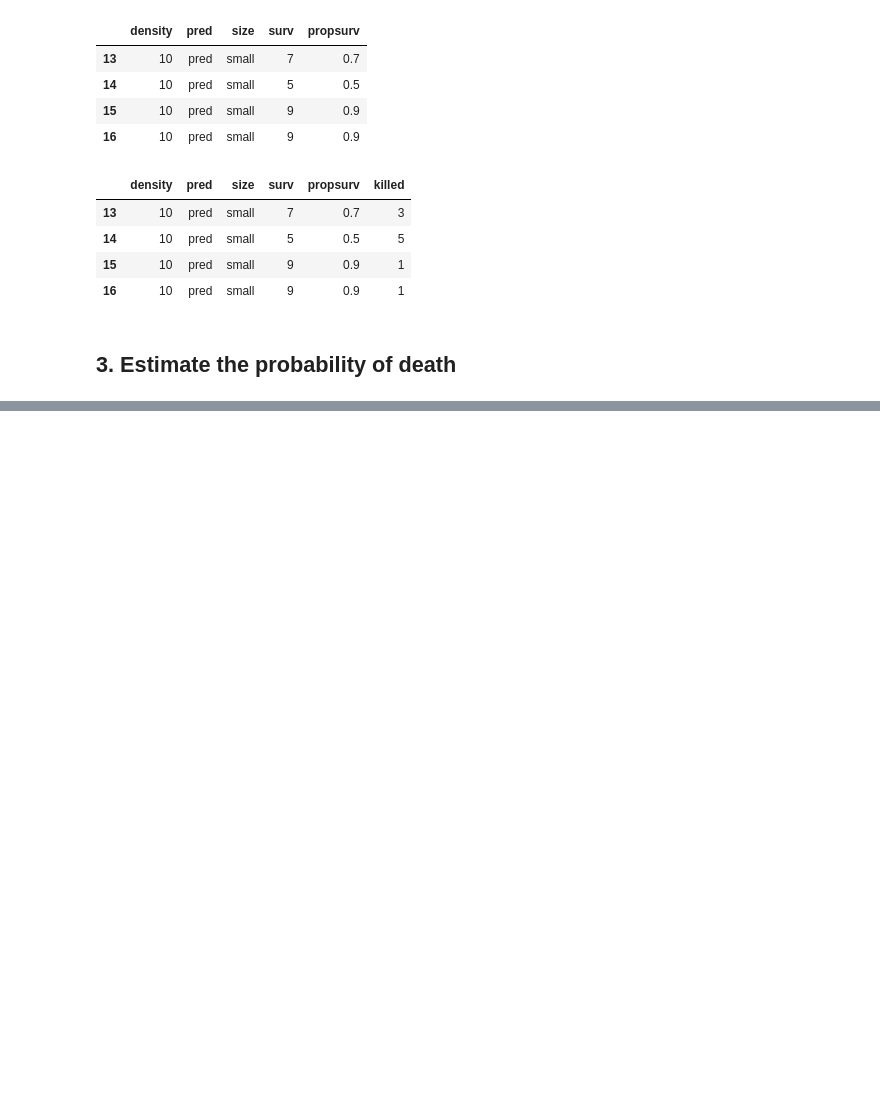
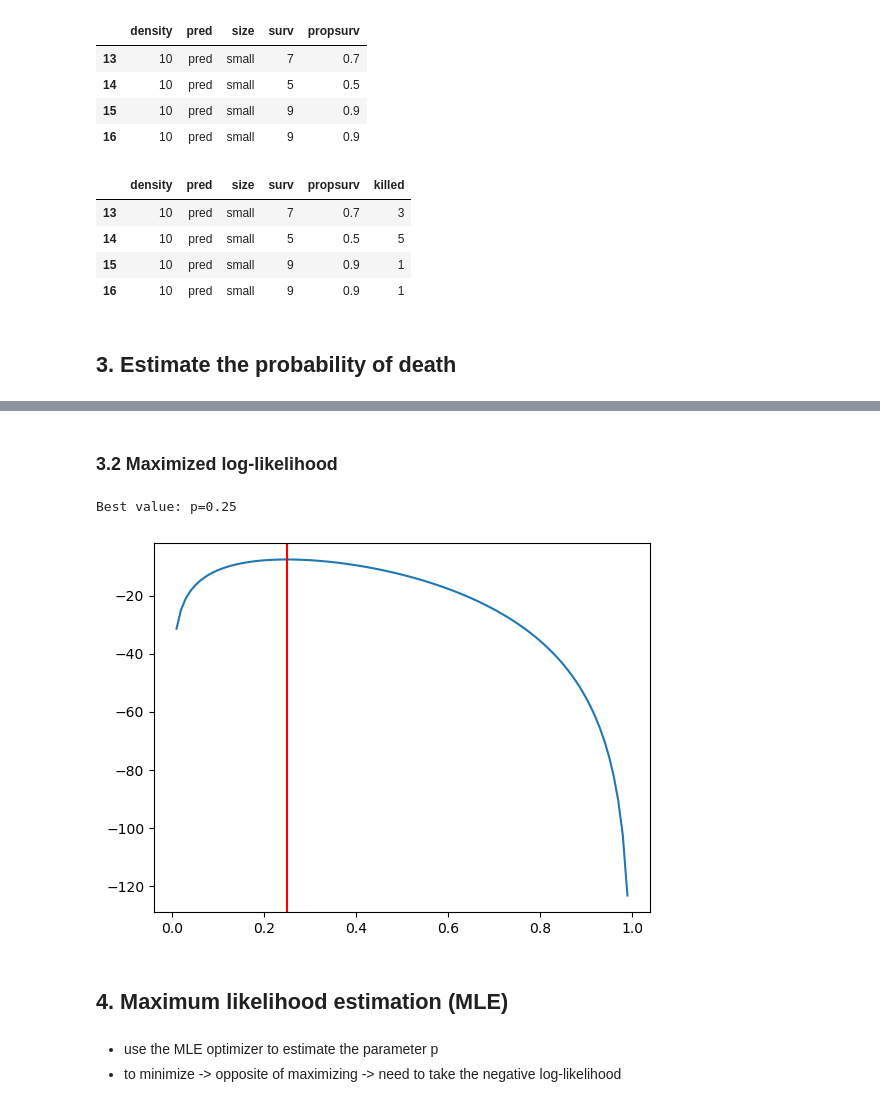
Before and after one commit to mikjf/statistics_and_experimental_design, a Jupyter notebook: frogs_survival_likelihood.ipynb, the cells around one changed output, grey strips where cells are left out. Saved outputs shown, nothing was run; the diff lists cells and outputs as text; code cells hidden in the pictures; blank space fills up the shorter version.

```diff
--- a/frogs_survival_likelihood.ipynb
+++ b/frogs_survival_likelihood.ipynb
@@ -67,0 +108,28 @@ rf_sub
+# %% [markdown]
+### 3.2 Maximized log-likelihood
+# %%
+# same setup but for log-likelihood
+p_vec = np.arange(0.01, 1.01, step=0.01)
+loglik = np.zeros(100)
+
+# for loop -> sum of log-likelihood using logpmf
+for i, p in enumerate(p_vec):
+    loglik[i] = np.sum(binom.logpmf(k=rf_sub['killed'], n=rf_sub['density'], p=p))
+
+# find max p for argument loglik
+max_p = p_vec[np.argmax(loglik)]
+
+# print max_p
+print(f'Best value: p={max_p}')
+
+# plot
+plt.plot(p_vec, loglik)
+plt.axvline(x=max_p, color='r', linestyle='-');
+# %% [output]
+Best value: p=0.25
+[figure, added]
+# %% [markdown]
+## 4. Maximum likelihood estimation (MLE)
+# %% [markdown]
+- use the MLE optimizer to estimate the parameter p
+- to minimize -> opposite of maximizing -> need to take the negative log-likelihood
```
Also changed, not shown: parts of 46 cells of this notebook.
